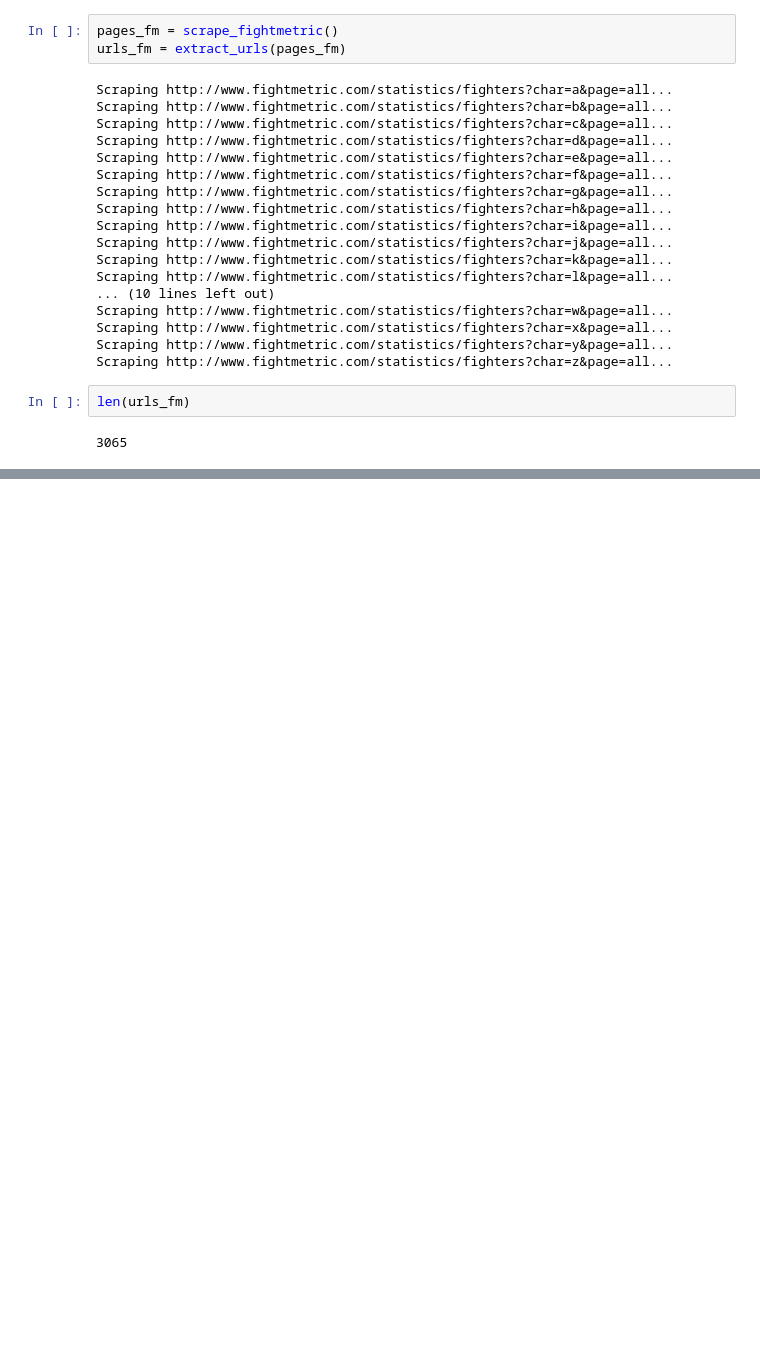
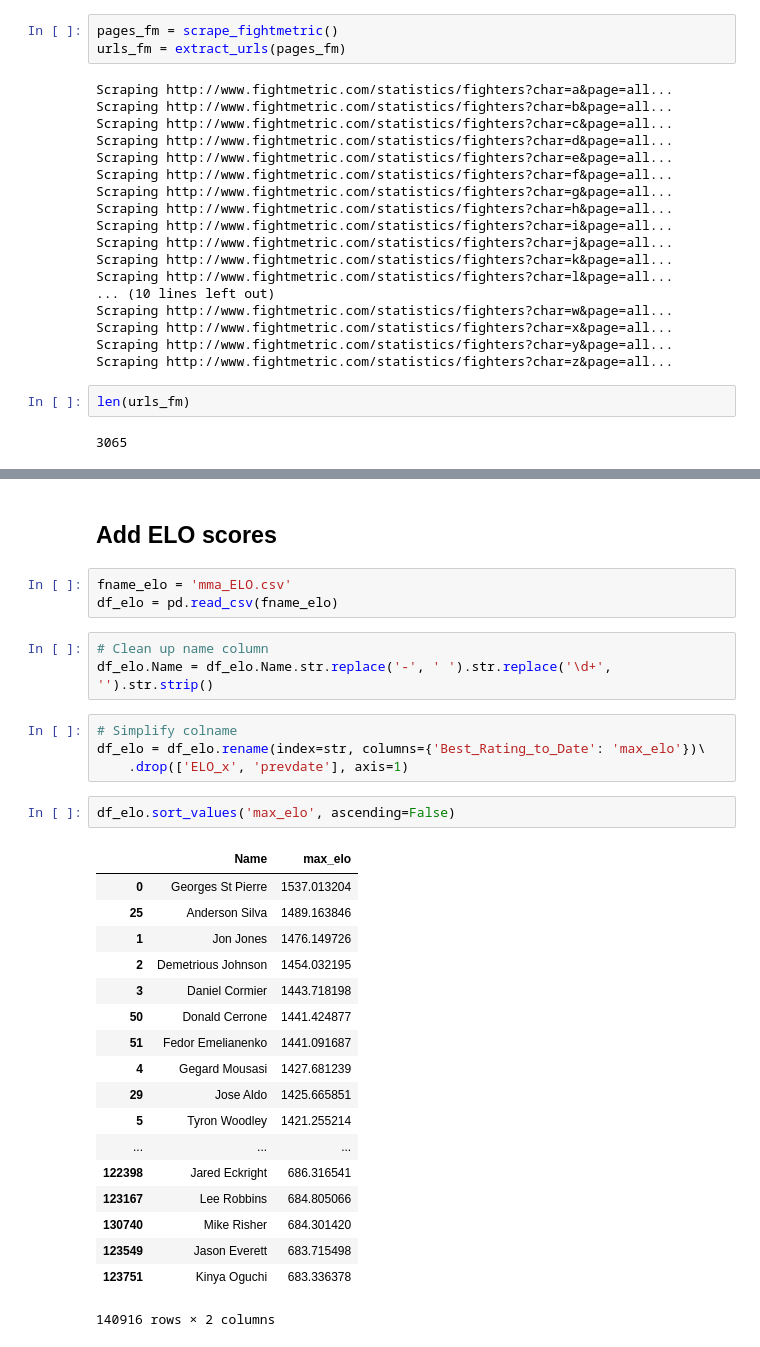
Before and after one commit to Hmamin/usada, a Jupyter notebook: usada_fixed.ipynb, the cells around one changed output, grey strips where cells are left out. Cells and saved outputs as stored; diff of their text form; blank space fills up the shorter version.

Commit message:
add ELO scores

```diff
--- a/usada_fixed.ipynb
+++ b/usada_fixed.ipynb
@@ -452,0 +458,33 @@ len(urls_fm)
+# %% [markdown]
+## Add ELO scores
+# %%
+fname_elo = 'mma_ELO.csv'
+df_elo = pd.read_csv(fname_elo)
+# %%
+# Clean up name column
+df_elo.Name = df_elo.Name.str.replace('-', ' ').str.replace('\d+', '').str.strip()
+# %%
+# Simplify colname
+df_elo = df_elo.rename(index=str, columns={'Best_Rating_to_Date': 'max_elo'})\
+    .drop(['ELO_x', 'prevdate'], axis=1)
+# %%
+df_elo.sort_values('max_elo', ascending=False)
+# %% [output]
+|  | Name | max_elo |
+| 0 | Georges St Pierre | 1537.013204 |
+| 25 | Anderson Silva | 1489.163846 |
+| 1 | Jon Jones | 1476.149726 |
+| 2 | Demetrious Johnson | 1454.032195 |
+| 3 | Daniel Cormier | 1443.718198 |
+| 50 | Donald Cerrone | 1441.424877 |
+| 51 | Fedor Emelianenko | 1441.091687 |
+| 4 | Gegard Mousasi | 1427.681239 |
+| 29 | Jose Aldo | 1425.665851 |
+| 5 | Tyron Woodley | 1421.255214 |
+| ... | ... | ... |
+| 122398 | Jared Eckright | 686.316541 |
+| 123167 | Lee Robbins | 684.805066 |
+| 130740 | Mike Risher | 684.301420 |
+| 123549 | Jason Everett | 683.715498 |
+| 123751 | Kinya Oguchi | 683.336378 |
+140916 rows × 2 columns
```
Also changed, not shown: parts of 2 cells of this notebook, 3 other files.
